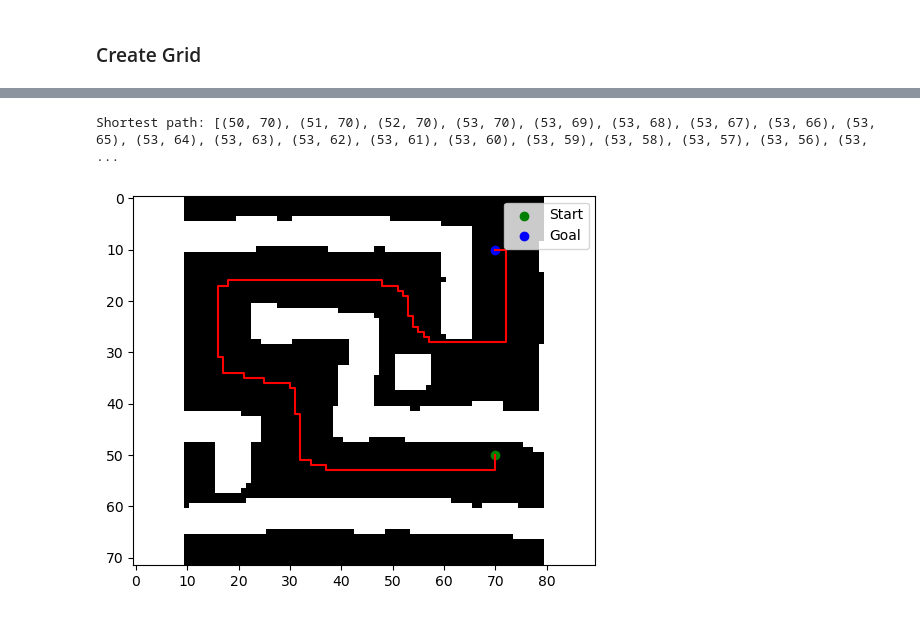
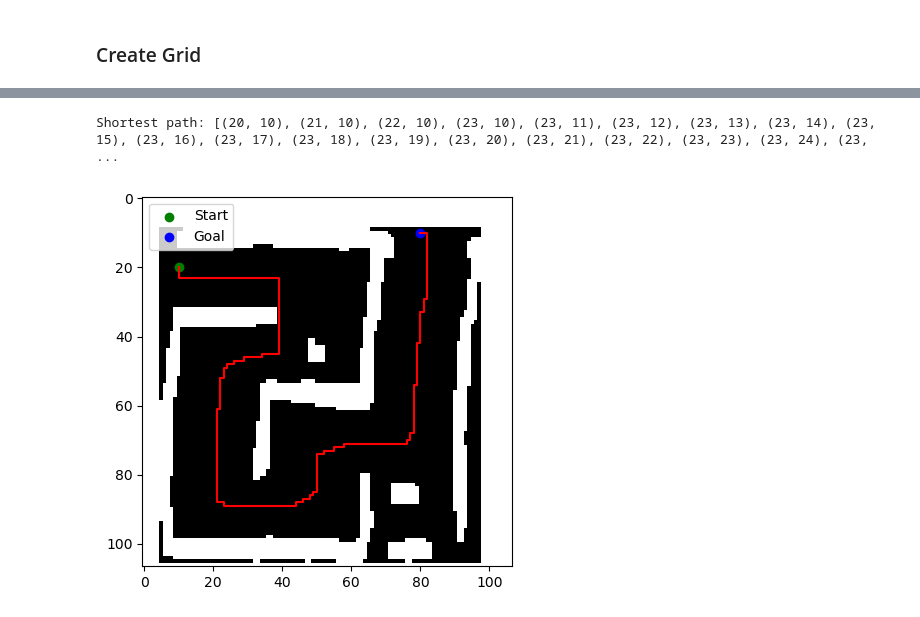
Before and after one commit to m-krastev/var_extensions, a Jupyter notebook: maze_pipeline/notebooks/session_2/2D_grid_maze.ipynb, the cells around one changed output, grey strips where cells are left out. Cells and saved outputs as stored; diff of their text form; code cells hidden in the pictures.

```diff
--- a/maze_pipeline/notebooks/session_2/2D_grid_maze.ipynb
+++ b/maze_pipeline/notebooks/session_2/2D_grid_maze.ipynb
@@ -17,0 +15,3 @@ point_cloud = o3d.io.read_point_cloud("cleaned_maze.ply") #week 1 maze
+# %%
+def normalize_coordinates(coords, min_val, max_val):
+    return [(coord - min_val) / (max_val - min_val) for coord in coords]
@@ -41,24 +76,29 @@ import numpy as np
 # Indices: y at 0, z at 1, x at 2.
 # only use x and y
 
-y_coords = point_cloud_np[:, 0]
-x_coords = point_cloud_np[:, 2]
+# y_coords = point_cloud_np[:, 0]
+# x_coords = point_cloud_np[:, 2]
 
-resolution = 0.2 # grid size
+x_coords = normalized_x_coords
+y_coords = normalized_y_coords
+
+resolution = 1/100 # grid size
 
 # min and max points
 x_min, x_max = np.min(x_coords), np.max(x_coords)
 y_min, y_max = np.min(y_coords), np.max(y_coords)
 
 # Compute the size of the grid
-x_size = int(np.ceil((x_max - x_min) / resolution))
-y_size = int(np.ceil((y_max - y_min) / resolution))
+x_size = int(np.ceil((x_max - x_min) / resolution)) + 1
+y_size = int(np.ceil((y_max - y_min) / resolution)) + 1
 
+print(x_size, y_size)
 
 #count number of points per grid cell
 count_grid = np.zeros((y_size, x_size), dtype=np.int32)
 for i in range(len(x_coords)):
     # Translate coordinates to grid indices
+
     x_idx = int((x_coords[i] - x_min) / resolution)
     y_idx = int((y_coords[i] - y_min) / resolution)
     count_grid[y_idx, x_idx] += 1
@@ -397,53 +431,44 @@ def a_star_with_penalty(grid, start, goal, penalty_map = None):
         x, y = current
         current = tuple(prev[x, y])
         if current == (-1, -1):
             break
 
     path.reverse()
     return path
 
 
 # Define your grid (0 = free space, 1 = obstacle)
 grid = dilated_image.copy()
 penalty_map = create_penalty_map(grid)
-# Pad the inside of the grid to prevent the path from going through the walls
-
-# Define border thickness
-border_thickness = 10
-
-# Create a mask for the inside region
-rows, cols = grid.shape
-inside_border = np.zeros_like(grid)
-inside_border[:, border_thickness:cols-border_thickness] = 1
-
-# Apply the border values (e.g., replace inside border with a specific value)
-border_value = 1  # Value for the inside border
-grid[inside_border == 0] = border_value
-
 
 # Define start and goal positions
 # (coordinates are y, x)
-start = (50, 70)
-goal = (10, 70)
+# maze 1
+start = (20, 10)
+goal = (10, 80)
 
-path = a_star_with_penalty(grid, start, goal, penalty_map)
+# maze 2
+# start = (25, 42)
+# goal = (105, 110)
+
+path = a_star_with_penalty(bordered_grid, start, goal, penalty_map)
 print("Shortest path:", path)
 
 # Visualize the grid and the path
-plt.imshow(1-grid, cmap='Greys', origin='upper')
+plt.imshow(1-bordered_grid, cmap='Greys', origin='upper')
 
 # Plot the path
 if path:
     path_x, path_y = zip(*path)
     plt.plot(path_y, path_x, color='red')  # Note: x and y are swapped due to image coordinates
 
 plt.scatter(start[1], start[0], marker='o', color='green', label='Start')
 plt.scatter(goal[1], goal[0], marker='o', color='blue', label='Goal')
 plt.legend()
 plt.show()
 # %% [output]
-Shortest path: [(50, 70), (51, 70), (52, 70), (53, 70), (53, 69), (53, 68), (53, 67), (53, 66), (53, 65), (53, 64), (53, 63), (53, 62), (53, 61), (53, 60), (53, 59), (53, 58), (53, 57), (53, 56), (53, ...
+Shortest path: [(20, 10), (21, 10), (22, 10), (23, 10), (23, 11), (23, 12), (23, 13), (23, 14), (23, 15), (23, 16), (23, 17), (23, 18), (23, 19), (23, 20), (23, 21), (23, 22), (23, 23), (23, 24), (23, ...
-[figure, old version]
+[figure, new version]
 # %%
 # Define the directions
 DIRECTIONS = ['N', 'E', 'S', 'W']
```
Also changed, not shown: parts of 12 cells of this notebook.
